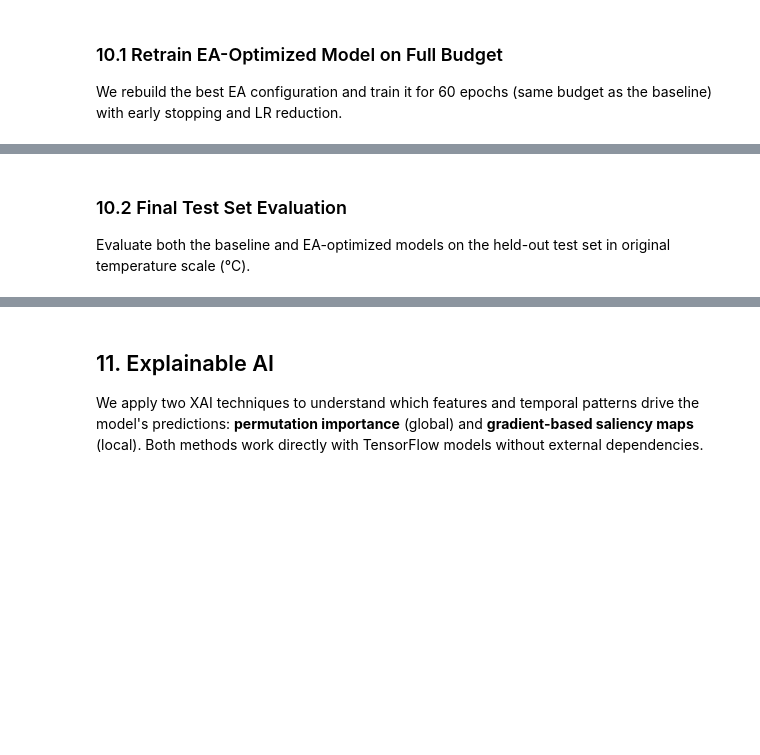
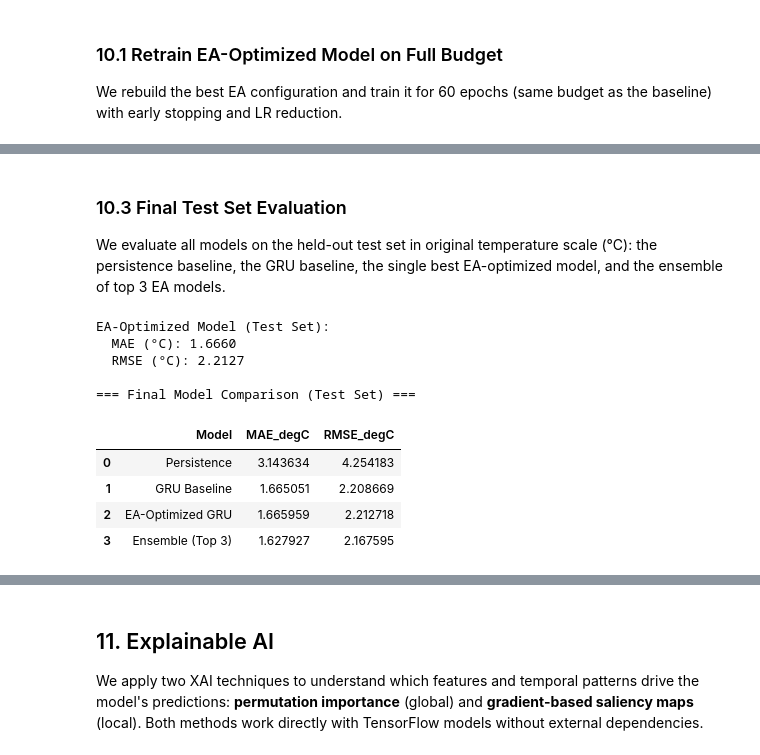
Before and after one commit to logus2k/taap_p4, a Jupyter notebook: sandbox_ac/final_project_scope_V4.ipynb, the cells around one changed output, grey strips where cells are left out. Drawn from its saved outputs; the diff is of its cells as text; code cells hidden in the pictures; blank space fills up the shorter version.

```diff
--- a/sandbox_ac/final_project_scope_V4.ipynb
+++ b/sandbox_ac/final_project_scope_V4.ipynb
@@ -1012,43 +1689,52 @@ evo_model.summary()
 # %% [markdown]
-### 10.2 Final Test Set Evaluation
+### 10.3 Final Test Set Evaluation
 
-Evaluate both the baseline and EA-optimized models on the held-out test set in original temperature scale (°C).
+We evaluate all models on the held-out test set in original temperature scale (°C): the persistence baseline, the GRU baseline, the single best EA-optimized model, and the ensemble of top 3 EA models.
 # %%
 # EA model predictions on test set
 y_pred_evo = evo_model.predict(X_test, verbose=0)
 
 # Scaled metrics
 evo_scaled = evaluate_scaled_forecasts(y_test, y_pred_evo)
 
 # Inverse scale to °C
 y_pred_evo_inv = inverse_scale_target(y_pred_evo, target_mean, target_std)
 
 # Original scale metrics
 evo_original = evaluate_original_scale_forecasts(y_test_inv, y_pred_evo_inv)
 
 print("EA-Optimized Model (Test Set):")
-print(f"  MAE (scaled): {evo_scaled['mae_scaled']:.4f}")
-print(f"  RMSE (scaled): {evo_scaled['rmse_scaled']:.4f}")
 print(f"  MAE (°C): {evo_original['mae']:.4f}")
 print(f"  RMSE (°C): {evo_original['rmse']:.4f}")
 
-# Final comparison table
+# Final comparison table including ensemble
 final_results = pd.DataFrame({
-    "Model": ["Persistence", "GRU Baseline", "EA-Optimized GRU"],
-    "MAE_scaled": [persistence_mae_scaled, gru_mae_scaled, evo_scaled["mae_scaled"]],
-    "RMSE_scaled": [persistence_rmse_scaled, gru_rmse_scaled, evo_scaled["rmse_scaled"]],
+    "Model": ["Persistence", "GRU Baseline", "EA-Optimized GRU", f"Ensemble (Top {top_k})"],
     "MAE_degC": [
         persistence_original_metrics["mae"],
         gru_original_metrics["mae"],
         evo_original["mae"],
+        ensemble_mae,
     ],
     "RMSE_degC": [
         persistence_original_metrics["rmse"],
         gru_original_metrics["rmse"],
         evo_original["rmse"],
+        ensemble_rmse,
     ],
 })
 
 print("\n=== Final Model Comparison (Test Set) ===")
 final_results
+# %% [output]
+EA-Optimized Model (Test Set):
+  MAE (°C): 1.6660
+  RMSE (°C): 2.2127
+
+=== Final Model Comparison (Test Set) ===
+|  | Model | MAE_degC | RMSE_degC |
+| 0 | Persistence | 3.143634 | 4.254183 |
+| 1 | GRU Baseline | 1.665051 | 2.208669 |
+| 2 | EA-Optimized GRU | 1.665959 | 2.212718 |
+| 3 | Ensemble (Top 3) | 1.627927 | 2.167595 |
 # %%
```
Also changed, not shown: parts of 70 cells of this notebook, 5 other files.
